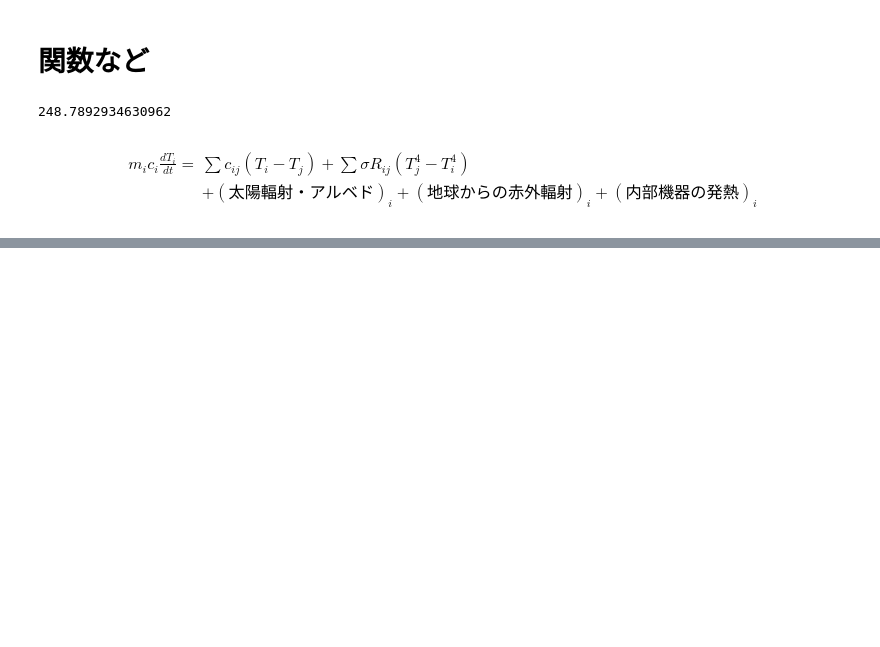
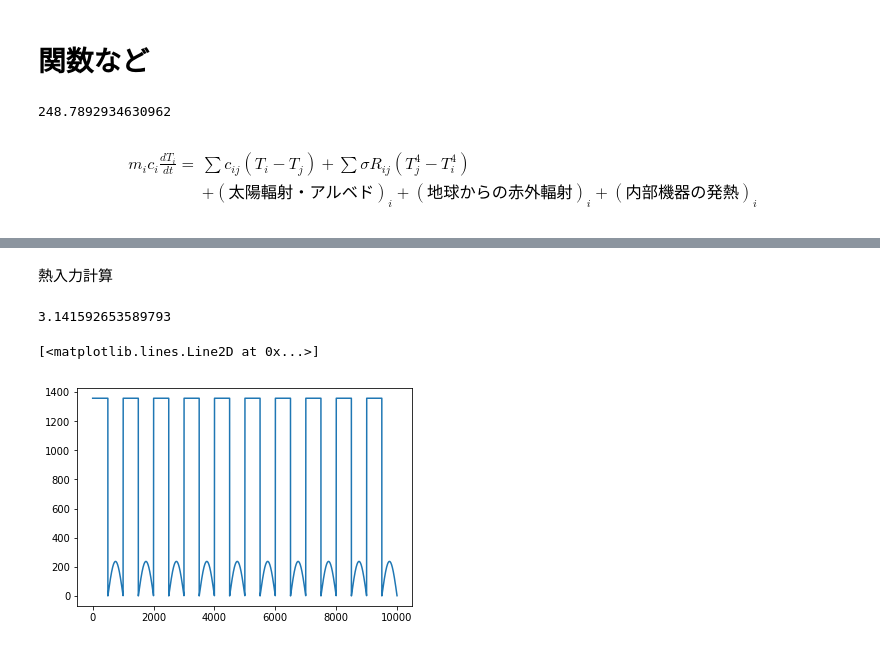
Before and after one commit to kminoda/seed_bank_in_space, a Jupyter notebook: src/thermal_simu.ipynb, the cells around one changed output, grey strips where cells are left out. Saved outputs shown, nothing was run; the diff lists cells and outputs as text; code cells hidden in the pictures; blank space fills up the shorter version.

```diff
--- a/src/thermal_simu.ipynb
+++ b/src/thermal_simu.ipynb
@@ -194,0 +242,32 @@ def solve
+# %% [markdown]
+熱入力計算
+# %%
+math.pi
+# %% [output]
+3.141592653589793
+# %%
+Ps = 1358
+Pe = 237
+Pa = Ps*0.3
+T_rev = 10
+
+A = [1,1,1,1,1,1]
+alpha = [1,1,1,1,1,1]
+eps = [1,1,1,1,1,1]
+# %%
+def is_even(num):
+    if num % 2 == 0:
+        return True
+    else:
+        return False
+# %%
+def get_Q1(n_steps,dt,A,alpha,eps):
+    Q_s = [alpha[0]*A[0]*1*Ps if is_even(i*dt*2//T_rev) else 0 for i in range(n_steps)]
+    Q_e = [-eps[0]*A[0]*math.sin(2*math.pi*i*dt/T_rev)*Pe if not is_even(i*dt*2//T_rev) else 0 for i in range(n_steps)]
+    Q1 = [Q_s[i] + Q_e[i] for i in range(n_steps)]
+    return Q1
+# %%
+plt.plot(get_Q1(10000,0.01,[1],[1],[1]))
+# %% [output]
+[<matplotlib.lines.Line2D at 0x...>]
+[figure, added]
```
Also changed, not shown: parts of 12 cells of this notebook.
